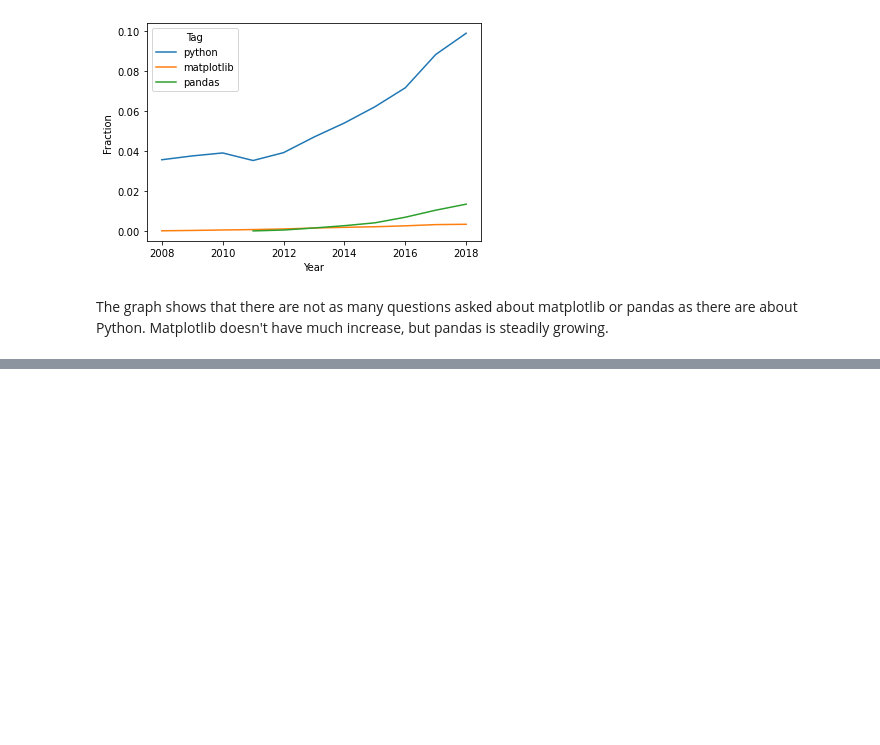
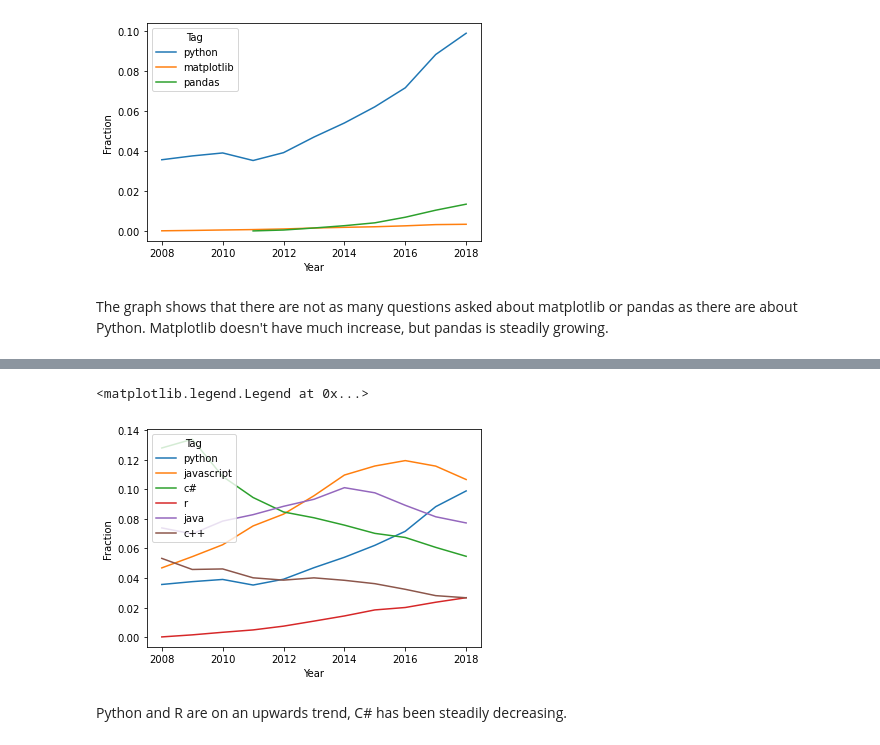
Before and after one commit to pratikshapaudyal/ProgrammingLanguages, a Jupyter notebook: ProgrammingLanguages.ipynb, the cells around one changed output, grey strips where cells are left out. Saved outputs shown, nothing was run; the diff lists cells and outputs as text; code cells hidden in the pictures; blank space fills up the shorter version.

Commit message:
Added the final sections
Looked at the trend of some of the main programming languages.

```diff
--- a/ProgrammingLanguages.ipynb
+++ b/ProgrammingLanguages.ipynb
@@ -162,0 +163,7 @@ sorted_tags
+# %%
+# An array of selected language tags
+sel_lang_tags = ['python', 'javascript', 'c#', 'r', 'java', 'c++']
+
+# Filter for the tags included in sel_lang_tags
+sel_lang_tags_over_time = by_tag_year[by_tag_year.tag.isin(sel_lang_tags)]
+print(sel_lang_tags_over_time)
@@ -162,0 +185,16 @@ sorted_tags
+# %%
+# Plot the line graph
+fig,ax = plt.subplots()
+
+for tag in sel_lang_tags:
+    tag_lag_plot = sel_lang_tags_over_time[sel_lang_tags_over_time.tag==tag]
+    ax.plot(tag_lag_plot.year, tag_lag_plot.fraction, label=tag)
+
+plt.xlabel('Year')
+plt.ylabel('Fraction')
+plt.legend(title='Tag')
+# %% [output]
+<matplotlib.legend.Legend at 0x...>
+[figure, added]
+# %% [markdown]
+Python and R are on an upwards trend, C# has been steadily decreasing.
```
Also changed, not shown: parts of 8 cells of this notebook.
